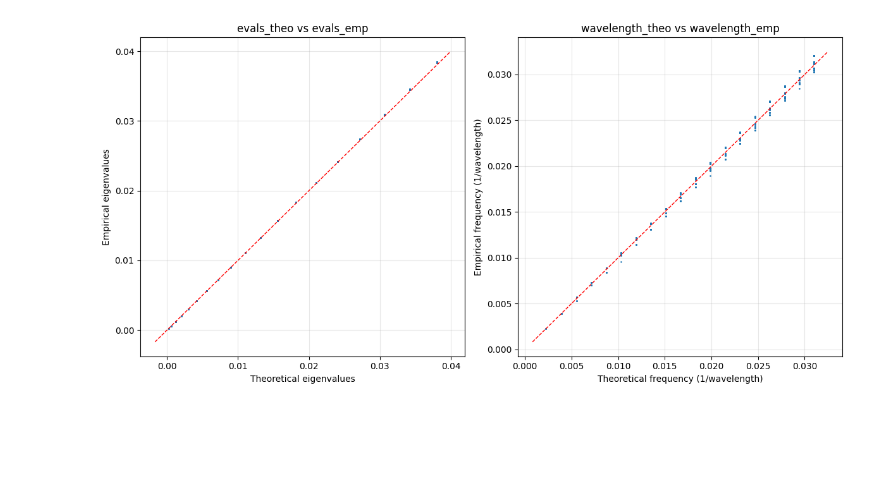
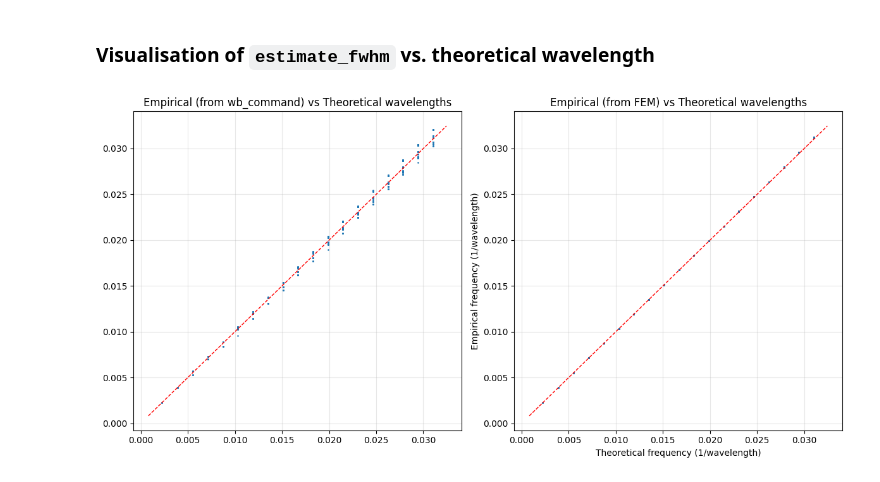
Before and after one commit to magnesium2400/neuromodes, a Jupyter notebook: docs/validation/mesh-estimate_fwhm-evals.ipynb, the cells around one changed output. Saved outputs shown, nothing was run; the diff lists cells and outputs as text; code cells hidden in the pictures; blank space fills up the shorter version.

Commit message:
[WIP] mesh add estimate_fwhm_fem

```diff
--- a/docs/validation/mesh-estimate_fwhm-evals.ipynb
+++ b/docs/validation/mesh-estimate_fwhm-evals.ipynb
@@ -12,8 +12,18 @@ hemi = 'l'
 
 solver = EigenSolver(fetch_surf(surf_type='sphere', density=density, hemi=hemi)[0]).solve(n_modes=nGroups**2)
 # %%
-RADIUS = 100 # fsLR spheres have radius 100mm
+RADIUS = np.mean(np.linalg.norm(solver.geometry.v, axis=1)) # empirical radius of the sphere mesh
 GROUPS = np.repeat(np.arange(1,nGroups), 2 * np.arange(1,nGroups) + 1)
 
 evals_theo = GROUPS * (GROUPS + 1) / RADIUS**2
 evals_emp = solver.evals[1:]
+
+fig = plt.figure(figsize=(6,6))
+
+plt.scatter(evals_theo, evals_emp, s=1, alpha=0.8)
+plt.plot(plt.xlim(), plt.xlim(), "r--", linewidth=1)
+
+plt.xlabel("Theoretical eigenvalues")
+plt.ylabel("Empirical eigenvalues")
+plt.title("evals_theo vs evals_emp")
+plt.grid(True, alpha=0.3)
@@ -20,26 +32,29 @@ evals_emp = solver.evals[1:]
+# %% [markdown]
+### Visualisation of `estimate_fwhm` vs. theoretical wavelength
 # %%
 wavelength_theo = 2 * np.pi / np.sqrt(evals_theo)
-wavelength_emp = np.pi / np.sqrt(2*np.log(2)) * estimate_fwhm(solver.geometry, solver.emodes[:,1:])
+wavelength_wb = np.pi / np.sqrt(2*np.log(2)) * estimate_fwhm(solver.geometry, solver.emodes[:,1:])
+wavelength_fem = np.pi / np.sqrt(2*np.log(2)) * estimate_fwhm_fem(solver, solver.emodes[:,1:])
 # %%
 fig, axs = plt.subplots(1, 2, figsize=(12, 6))
 
-axs[0].scatter(evals_theo, evals_emp, s=1, alpha=0.8)
+axs[0].scatter(1/wavelength_theo,1/wavelength_wb, s=1, alpha=0.8)
 axs[0].plot(axs[0].get_xlim(), axs[0].get_xlim(), "r--", linewidth=1)
 
-axs[0].set_xlabel("Theoretical eigenvalues")
-axs[0].set_ylabel("Empirical eigenvalues")
-axs[0].set_title("evals_theo vs evals_emp")
+axs[0].set_title("Empirical (from wb_command) vs Theoretical wavelengths")
+axs[1].set_xlabel("Theoretical frequency (1/wavelength)")
+axs[1].set_ylabel("Empirical frequency (1/wavelength)")
 axs[0].grid(True, alpha=0.3)
 
-axs[1].scatter(1/wavelength_theo,1/wavelength_emp, s=1, alpha=0.8)
+axs[1].scatter(1/wavelength_theo,1/wavelength_fem, s=1, alpha=0.8)
 axs[1].plot(axs[1].get_xlim(), axs[1].get_xlim(), "r--", linewidth=1)
 
+axs[1].set_title("Empirical (from FEM) vs Theoretical wavelengths")
 axs[1].set_xlabel("Theoretical frequency (1/wavelength)")
 axs[1].set_ylabel("Empirical frequency (1/wavelength)")
-axs[1].set_title("wavelength_theo vs wavelength_emp")
 axs[1].grid(True, alpha=0.3)
 
 plt.tight_layout()
 plt.show()
 # %% [output]
-[figure, old version]
+[figure, new version]
```
Also changed, not shown: parts of 3 cells of this notebook, 1 other file.
